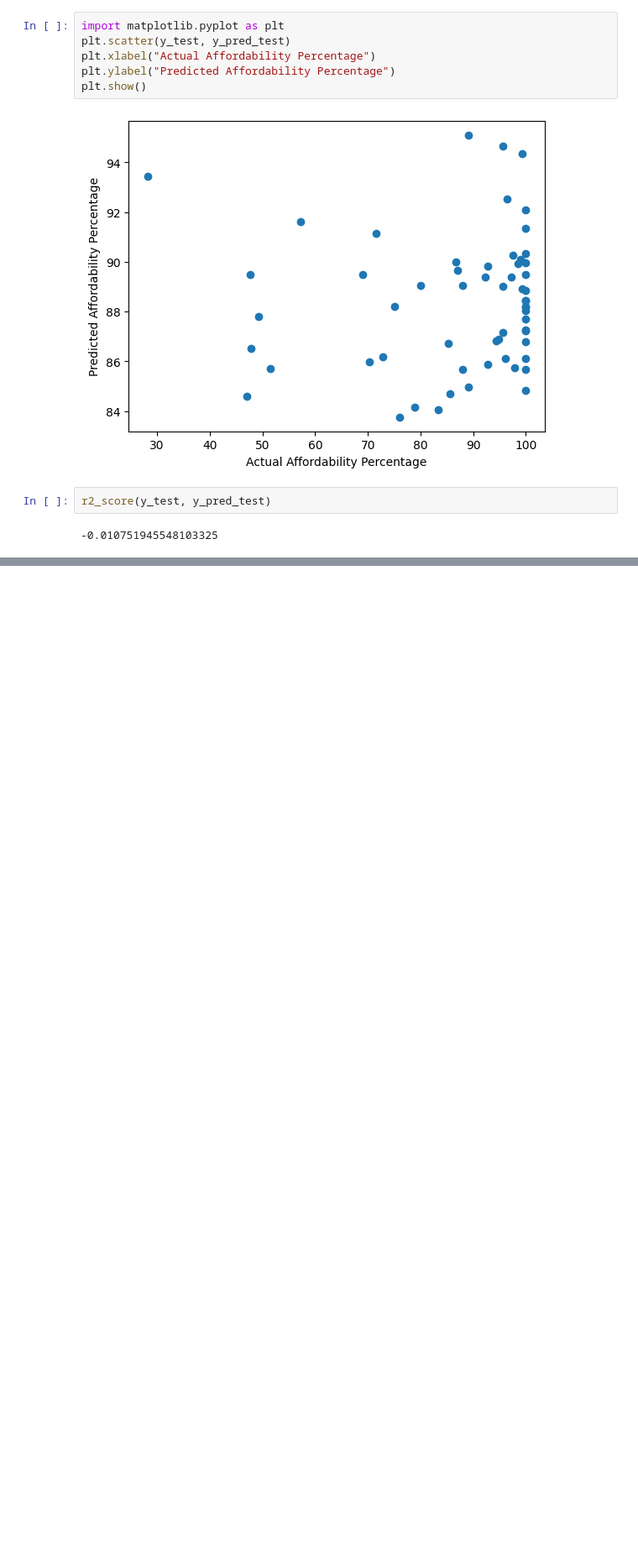
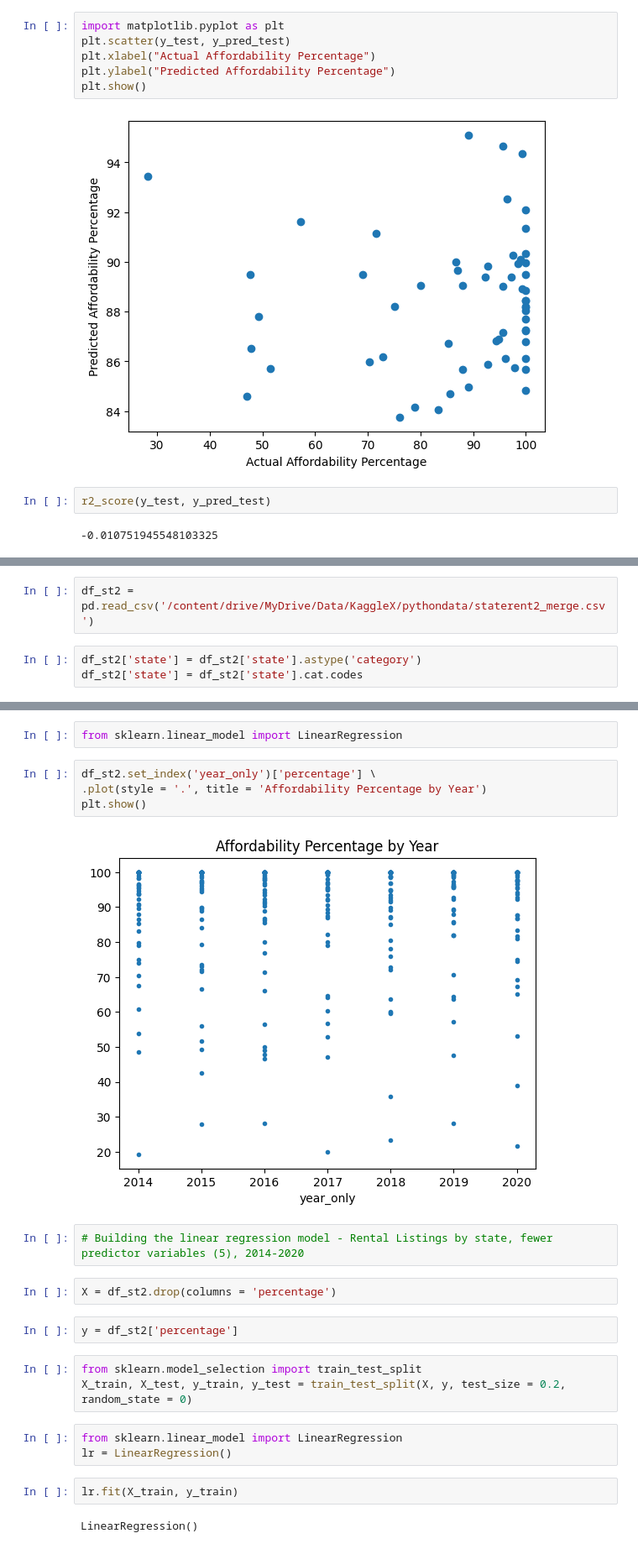
Before and after one commit to JessiPool/KaggleXProject, a Jupyter notebook: regressiontesting.ipynb, the cells around one changed output, grey strips where cells are left out. Shown at 84% size. Saved outputs shown, nothing was run; the diff lists cells and outputs as text; blank space fills up the shorter version.

```diff
--- a/regressiontesting.ipynb
+++ b/regressiontesting.ipynb
@@ -321,0 +324,5 @@ r2_score(y_test, y_pred_test)
+# %%
+df_st2 = pd.read_csv('/content/drive/MyDrive/Data/KaggleX/pythondata/staterent2_merge.csv')
+# %%
+df_st2['state'] = df_st2['state'].astype('category')
+df_st2['state'] = df_st2['state'].cat.codes
@@ -321,0 +448,24 @@ r2_score(y_test, y_pred_test)
+# %%
+from sklearn.linear_model import LinearRegression
+# %%
+df_st2.set_index('year_only')['percentage'] \
+.plot(style = '.', title = 'Affordability Percentage by Year')
+plt.show()
+# %% [output]
+[figure, added]
+# %%
+# Building the linear regression model - Rental Listings by state, fewer predictor variables (5), 2014-2020
+# %%
+X = df_st2.drop(columns = 'percentage')
+# %%
+y = df_st2['percentage']
+# %%
+from sklearn.model_selection import train_test_split
+X_train, X_test, y_train, y_test = train_test_split(X, y, test_size = 0.2, random_state = 0)
+# %%
+from sklearn.linear_model import LinearRegression
+lr = LinearRegression()
+# %%
+lr.fit(X_train, y_train)
+# %% [output]
+LinearRegression()
```
Also changed, not shown: parts of 16 cells of this notebook.
